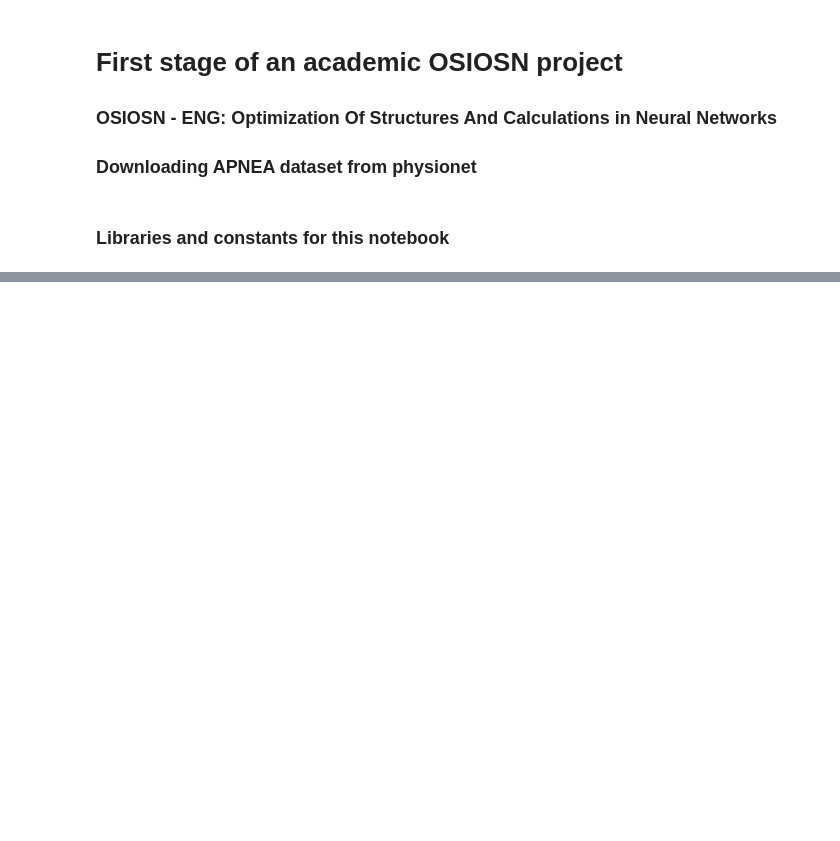
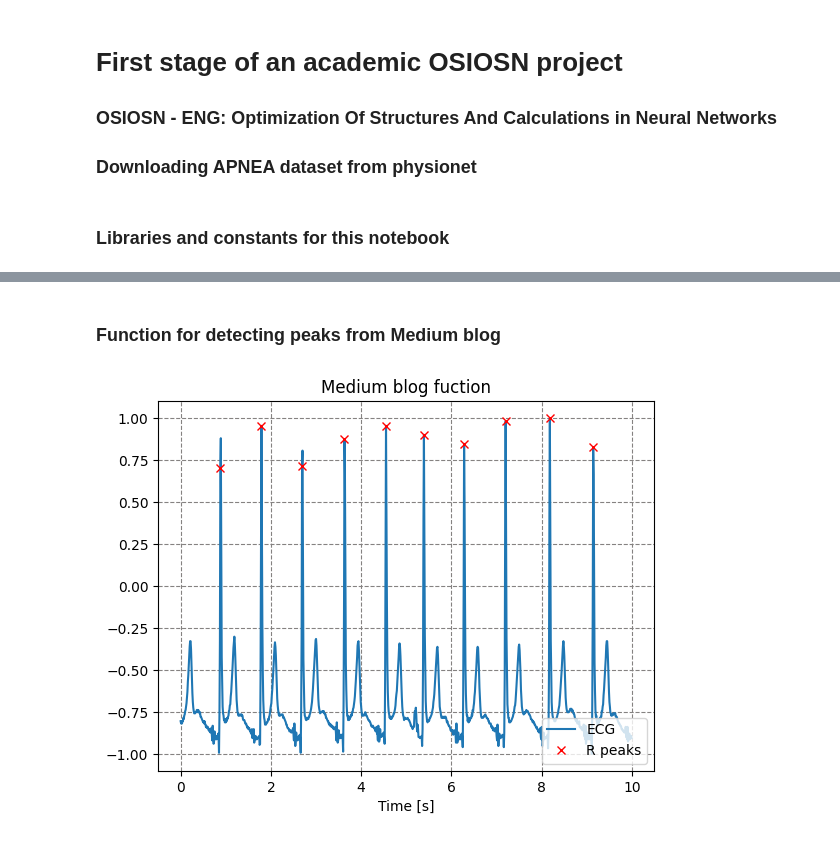
Before and after one commit to patrykcommander/RPNet, a Jupyter notebook: stage_1.ipynb, the cells around one changed output, grey strips where cells are left out. Cells and saved outputs as stored; diff of their text form; code cells hidden in the pictures; blank space fills up the shorter version.

```diff
--- a/stage_1.ipynb
+++ b/stage_1.ipynb
@@ -82,0 +130,7 @@ plot_ecg(ECGs[0])
+# %% [markdown]
+### Function for detecting peaks from Medium blog
+# %%
+r_peaks = detect_peaks(signal=sample, threshold=0.3)
+plot_ecg(sample, r_peaks, title="Medium blog fuction")
+# %% [output]
+[figure, added]
```
Also changed, not shown: parts of 17 cells of this notebook, 4 other files.
